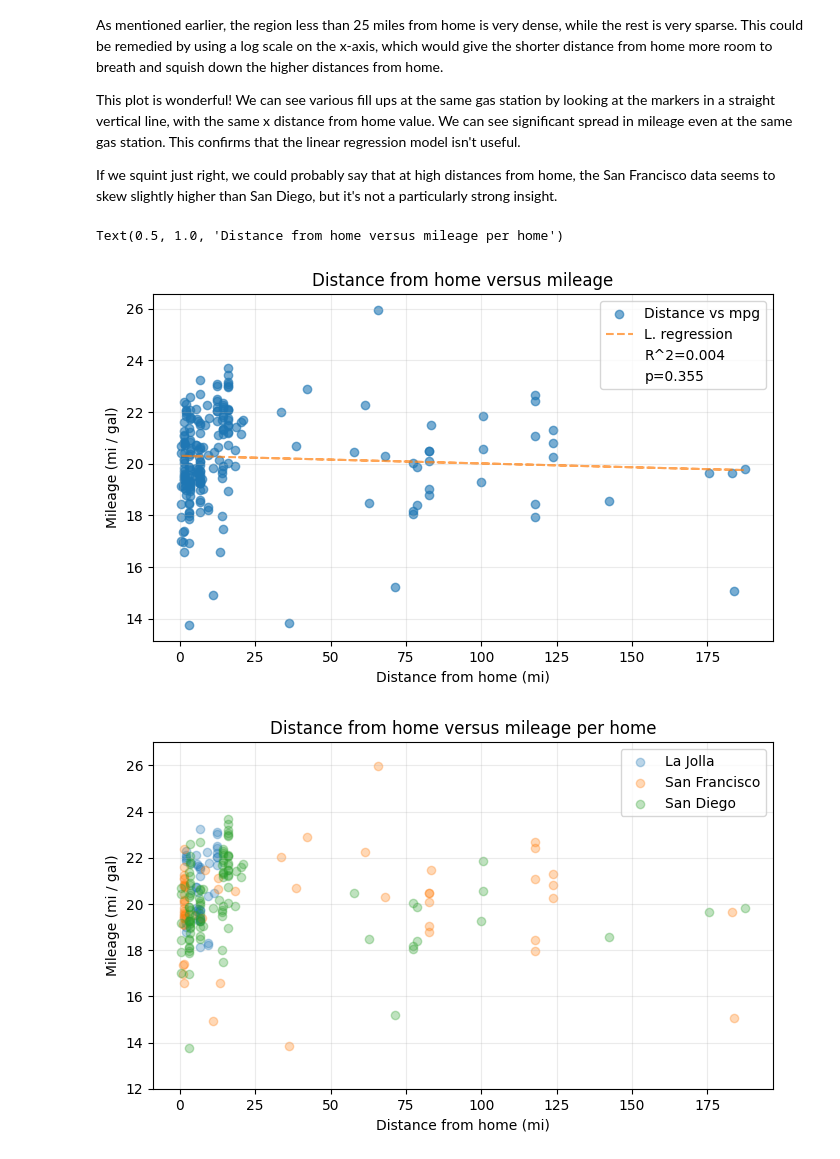
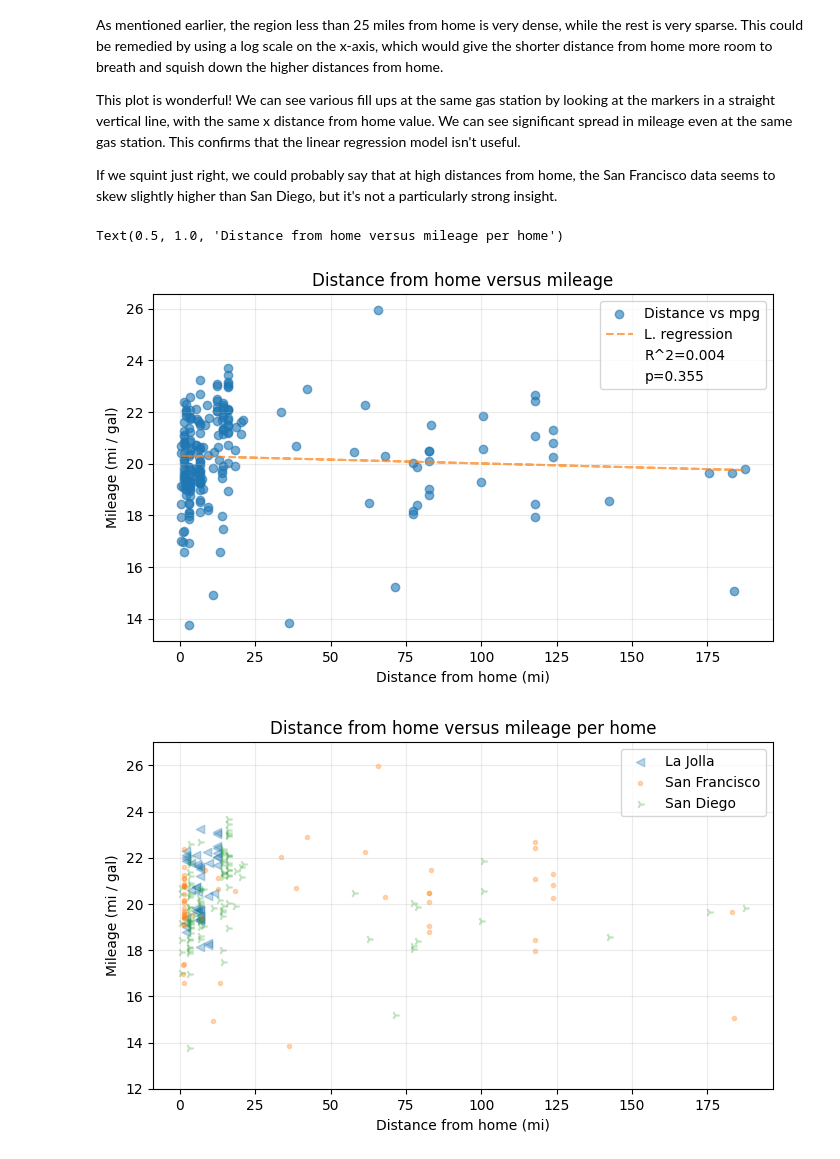
Before and after one commit to ngregorich/suzuki_mileage, a Jupyter notebook: suzuki_mileage.ipynb, the cells around one changed output. Saved outputs shown, nothing was run; the diff lists cells and outputs as text; code cells hidden in the pictures.

```diff
--- a/suzuki_mileage.ipynb
+++ b/suzuki_mileage.ipynb
@@ -1017,18 +1028,21 @@ ax1.scatter(
     gdf[(gdf["min_mi_idx"] == "lj_mi")].mpg,
     alpha=0.3,
     label="La Jolla",
+    marker="<",
 )
 ax1.scatter(
     gdf[(gdf["min_mi_idx"] == "sf_mi")].min_mi,
     gdf[(gdf["min_mi_idx"] == "sf_mi")].mpg,
     alpha=0.3,
     label="San Francisco",
+    marker=".",
 )
 ax1.scatter(
     gdf[(gdf["min_mi_idx"] == "sd_mi")].min_mi,
     gdf[(gdf["min_mi_idx"] == "sd_mi")].mpg,
     alpha=0.3,
     label="San Diego",
+    marker="4",
 )
 ax1.grid(alpha=0.25)
 ax1.legend(loc="upper right")
@@ -1041,31 +1055,34 @@ ax1.set_title("Distance from home versus mileage per home")
 fig, ax1 = plt.subplots(figsize=fig_size)
 
 ax1.scatter(
     gdf[(gdf["min_mi_idx"] == "lj_mi")].min_mi,
     gdf[(gdf["min_mi_idx"] == "lj_mi")].mpg,
     alpha=0.3,
     label="La Jolla",
+    marker="<",
 )
 ax1.scatter(
     gdf[(gdf["min_mi_idx"] == "sf_mi")].min_mi,
     gdf[(gdf["min_mi_idx"] == "sf_mi")].mpg,
     alpha=0.3,
     label="San Francisco",
+    marker=".",
 )
 ax1.scatter(
     gdf[(gdf["min_mi_idx"] == "sd_mi")].min_mi,
     gdf[(gdf["min_mi_idx"] == "sd_mi")].mpg,
     alpha=0.3,
     label="San Diego",
+    marker="4",
 )
 ax1.set_xscale("log")
 ax1.grid(alpha=0.25)
 ax1.legend(loc="upper right")
 ax1.set_ylim(mpg_lim[0], mpg_lim[1])
 ax1.set_xlabel("Distance from home (log, mi)")
 ax1.set_ylabel("Mileage (mi / gal)")
 ax1.set_title("Distance from home versus mileage per home")
 # %% [output]
 Text(0.5, 1.0, 'Distance from home versus mileage per home')
 [figure]
-[figure, old version]
+[figure, new version]
```
Also changed, not shown: parts of 4 cells of this notebook, 1 other file.
